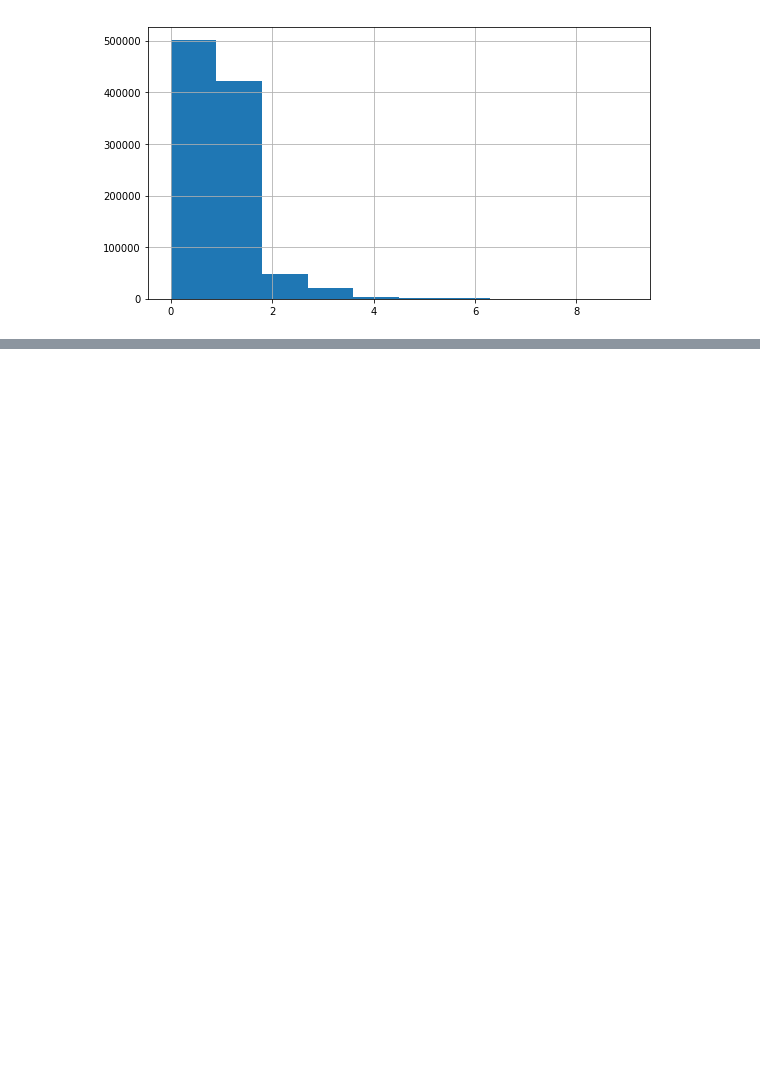
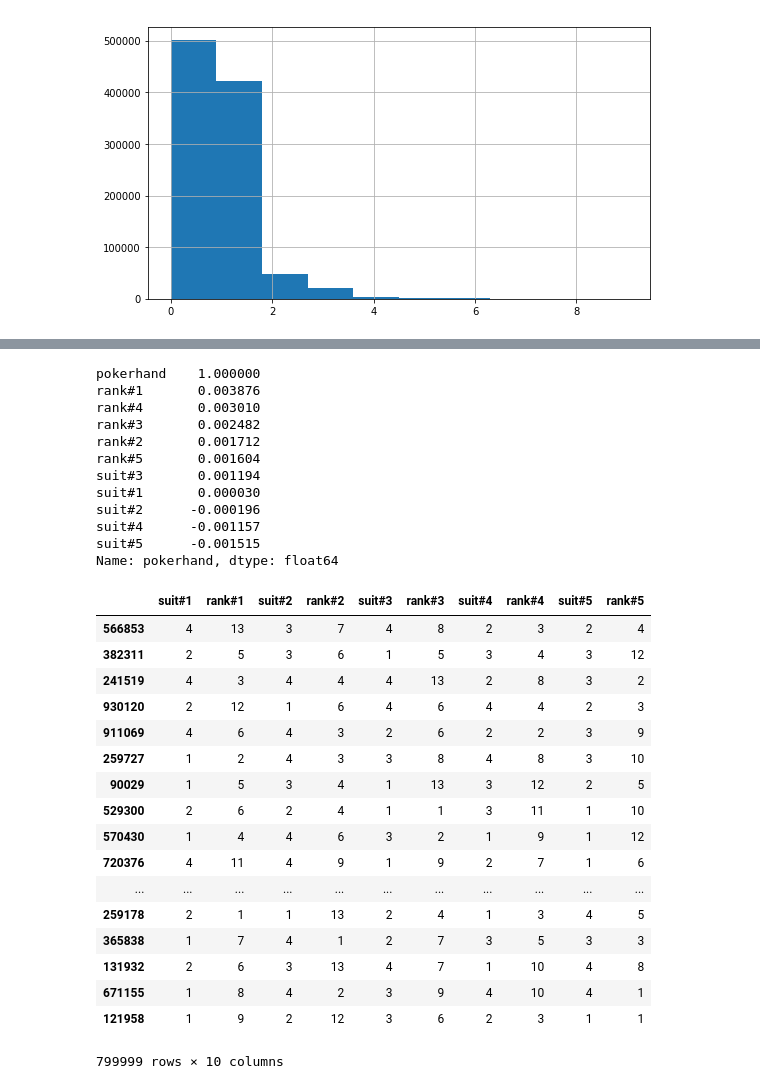
Before and after one commit to ashleygw/ML200Regression-2-, a Jupyter notebook: (Ashley, Korman) Project 2.ipynb, the cells around one changed output, grey strips where cells are left out. Saved outputs shown, nothing was run; the diff lists cells and outputs as text; code cells hidden in the pictures; blank space fills up the shorter version.

```diff
--- a/(Ashley, Korman) Project 2.ipynb
+++ b/(Ashley, Korman) Project 2.ipynb
@@ -96,0 +323,36 @@ corr.style.background_gradient()
+# %%
+print(corr["pokerhand"].sort_values(ascending=False))
+cards = train_set.drop("pokerhand", axis=1)
+cards_labels = train_set["pokerhand"].copy()
+cards
+# %% [output]
+pokerhand    1.000000
+rank#1       0.003876
+rank#4       0.003010
+rank#3       0.002482
+rank#2       0.001712
+rank#5       0.001604
+suit#3       0.001194
+suit#1       0.000030
+suit#2      -0.000196
+suit#4      -0.001157
+suit#5      -0.001515
+Name: pokerhand, dtype: float64
+|  | suit#1 | rank#1 | suit#2 | rank#2 | suit#3 | rank#3 | suit#4 | rank#4 | suit#5 | rank#5 |
+| 566853 | 4 | 13 | 3 | 7 | 4 | 8 | 2 | 3 | 2 | 4 |
+| 382311 | 2 | 5 | 3 | 6 | 1 | 5 | 3 | 4 | 3 | 12 |
+| 241519 | 4 | 3 | 4 | 4 | 4 | 13 | 2 | 8 | 3 | 2 |
+| 930120 | 2 | 12 | 1 | 6 | 4 | 6 | 4 | 4 | 2 | 3 |
+| 911069 | 4 | 6 | 4 | 3 | 2 | 6 | 2 | 2 | 3 | 9 |
+| 259727 | 1 | 2 | 4 | 3 | 3 | 8 | 4 | 8 | 3 | 10 |
+| 90029 | 1 | 5 | 3 | 4 | 1 | 13 | 3 | 12 | 2 | 5 |
+| 529300 | 2 | 6 | 2 | 4 | 1 | 1 | 3 | 11 | 1 | 10 |
+| 570430 | 1 | 4 | 4 | 6 | 3 | 2 | 1 | 9 | 1 | 12 |
+| 720376 | 4 | 11 | 4 | 9 | 1 | 9 | 2 | 7 | 1 | 6 |
+| ... | ... | ... | ... | ... | ... | ... | ... | ... | ... | ... |
+| 259178 | 2 | 1 | 1 | 13 | 2 | 4 | 1 | 3 | 4 | 5 |
+| 365838 | 1 | 7 | 4 | 1 | 2 | 7 | 3 | 5 | 3 | 3 |
+| 131932 | 2 | 6 | 3 | 13 | 4 | 7 | 1 | 10 | 4 | 8 |
+| 671155 | 1 | 8 | 4 | 2 | 3 | 9 | 4 | 10 | 4 | 1 |
+| 121958 | 1 | 9 | 2 | 12 | 3 | 6 | 2 | 3 | 1 | 1 |
+799999 rows × 10 columns
```
Also changed, not shown: parts of 30 cells of this notebook.
